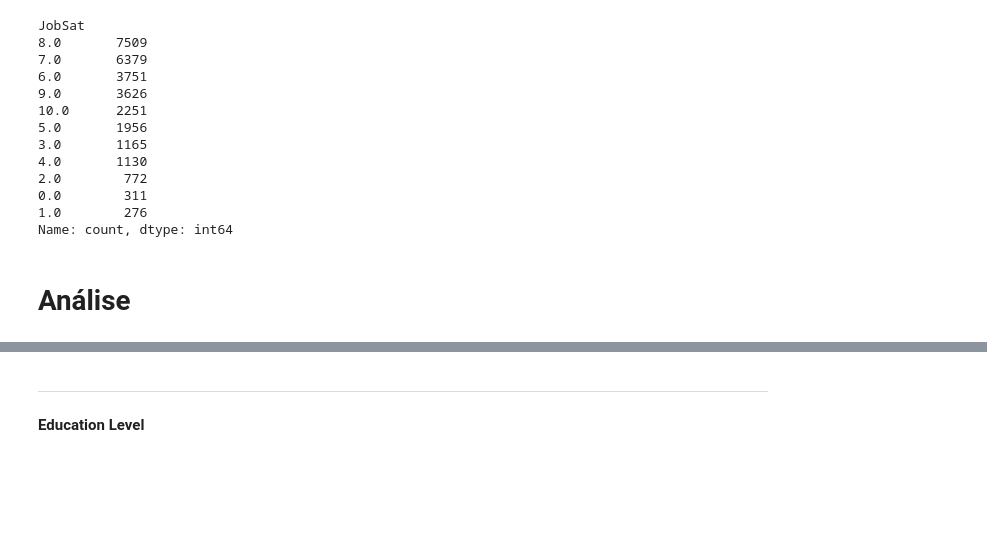
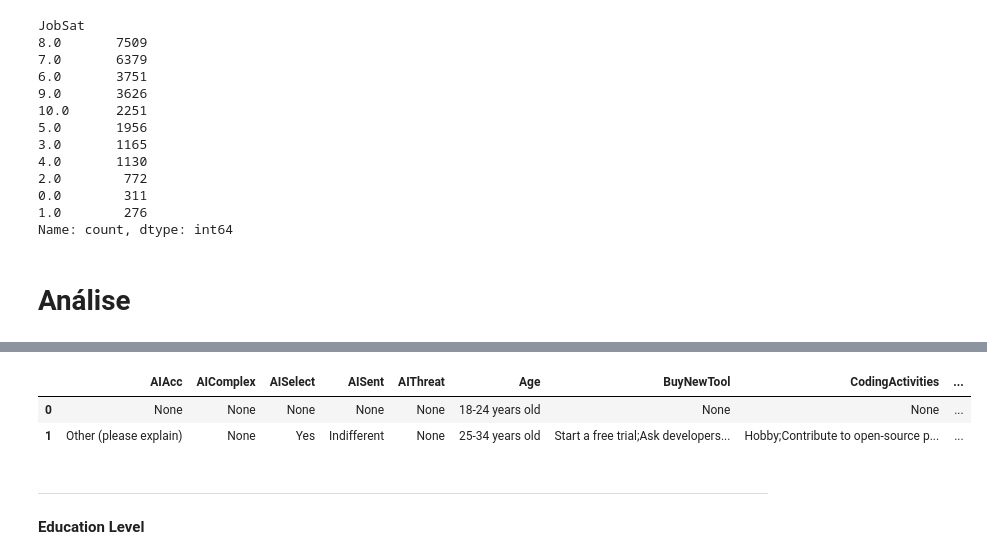
Before and after one commit to Krupique/ti-salaries, a Jupyter notebook: notebooks/exploratory_data_analysis.ipynb, the cells around one changed output, grey strips where cells are left out. Cells and saved outputs as stored; diff of their text form; code cells hidden in the pictures; blank space fills up the shorter version.

```diff
--- a/notebooks/exploratory_data_analysis.ipynb
+++ b/notebooks/exploratory_data_analysis.ipynb
@@ -251,3 +275,9 @@ fig.show()
+# %%
+df.head(2)
+# %% [output]
+|  | AIAcc | AIComplex | AISelect | AISent | AIThreat | Age | BuyNewTool | CodingActivities | ... |
+| 0 | None | None | None | None | None | 18-24 years old | None | None | ... |
+| 1 | Other (please explain) | None | Yes | Indifferent | None | 25-34 years old | Start a free trial;Ask developers... | Hobby;Contribute to open-source p... | ... |
 # %% [markdown]
 ---
 
```
Also changed, not shown: parts of 4 cells of this notebook.
